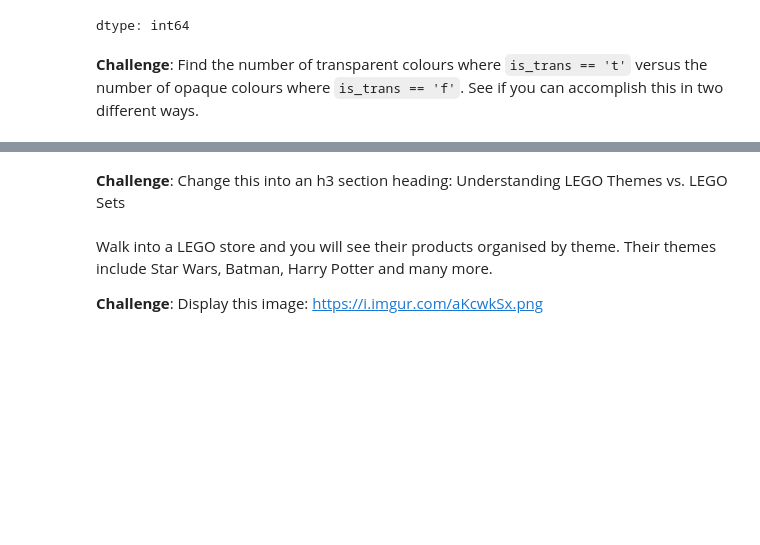
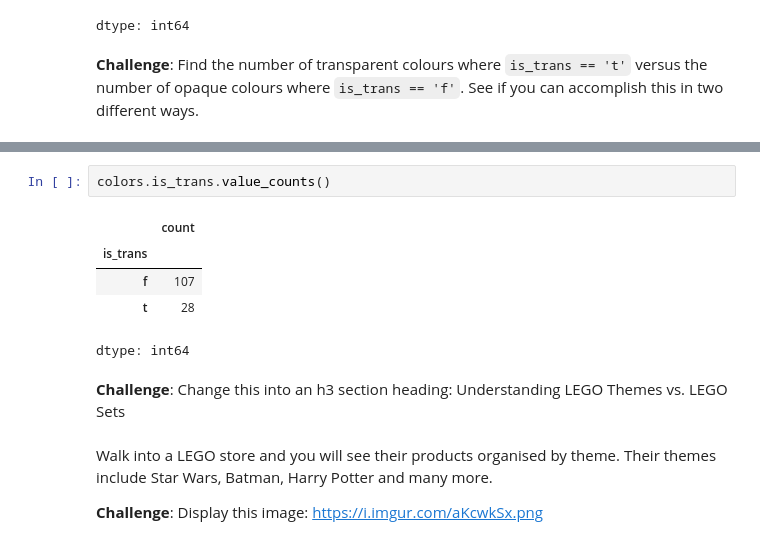
Before and after one commit to K-Musty/100-days_of_code, a Jupyter notebook: 73-day/Lego_Analysis_for_Course.ipynb, the cells around one changed output, grey strips where cells are left out. Cells and saved outputs as stored; diff of their text form; blank space fills up the shorter version.

```diff
--- a/73-day/Lego_Analysis_for_Course.ipynb
+++ b/73-day/Lego_Analysis_for_Course.ipynb
@@ -60,3 +67,11 @@ dtype: int64
+# %%
+colors.is_trans.value_counts()
+# %% [output]
+|  | count |
+| is_trans |  |
+| f | 107 |
+| t | 28 |
+dtype: int64
 # %% [markdown]
 **Challenge**: Change this into an h3 section heading: Understanding LEGO Themes vs. LEGO Sets
 # %% [markdown]
```
Also changed, not shown: parts of 1 cell of this notebook.
